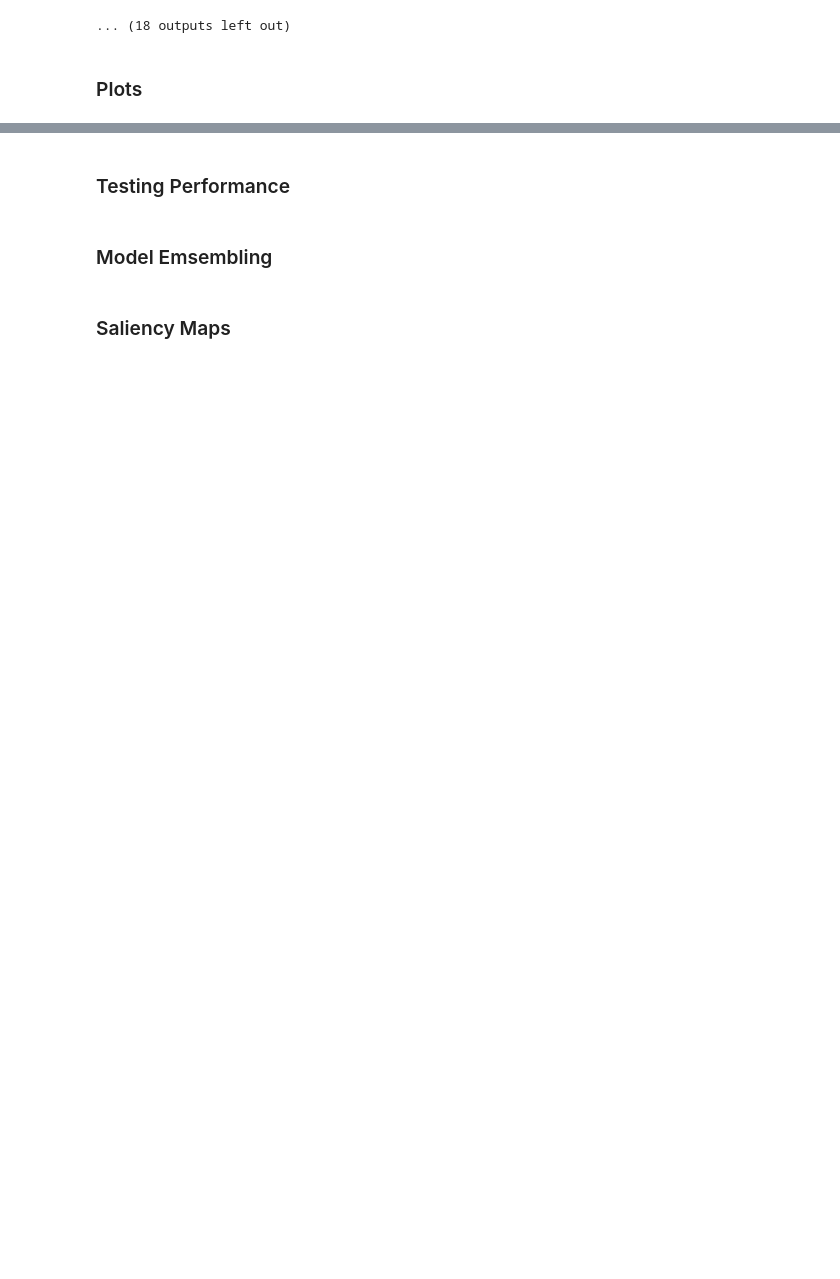
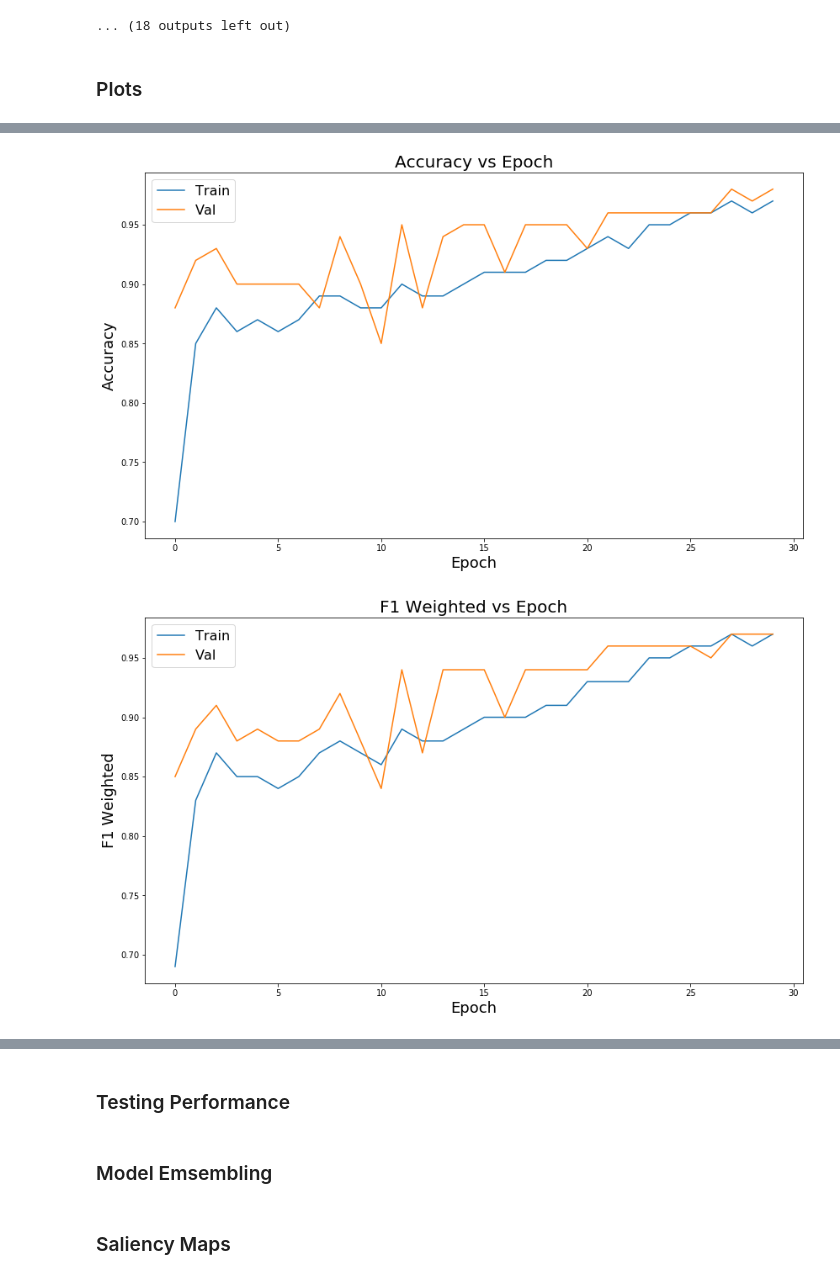
Before and after one commit to AnishWalawalkar/plant-pathology, a Jupyter notebook: Plant Pathology.ipynb, the cells around one changed output, grey strips where cells are left out. Drawn from its saved outputs; the diff is of its cells as text; code cells hidden in the pictures; blank space fills up the shorter version.

```diff
--- a/Plant Pathology.ipynb
+++ b/Plant Pathology.ipynb
@@ -224,4 +227,7 @@ Epoch: 11 , Train loss:  0.3505030350125098, Val loss: 0.23165151497272596, Trai
 ... (18 outputs left out)
+# %%
+train_acc = np.array(train_acc)
+val_acc = np.array(val_acc)
 # %% [markdown]
 ### Plots
 # %%
@@ -239,9 +245,14 @@ plt.savefig('densenet_loss.jpg')
 # %%
-plt.figure(figsize=(14, 8))
-sns.lineplot(list(range(len(train_acc))), train_acc)
-sns.lineplot(list(range(len(val_acc))), val_acc)
-plt.xlabel('Epoch', fontsize=18)
-plt.ylabel('Accuracy', fontsize=18)
-plt.legend(['Train','Val'], fontsize=16)
-plt.title('Loss vs Epoch', fontsize=20)
-plt.savefig('densenet_accuracy.jpg')
+acc_names = ['Accuracy', 'F1 Weighted', 'F1 Macro', 'F1 Micro']
+for idx, acc_name in enumerate(acc_names):
+    plt.figure(figsize=(14, 8))
+    sns.lineplot(list(range(len(train_acc[:, idx]))), train_acc[:, idx])
+    sns.lineplot(list(range(len(val_acc[:, idx]))), val_acc[:, idx])
+    plt.xlabel('Epoch', fontsize=18)
+    plt.ylabel(acc_name, fontsize=18)
+    plt.legend(['Train','Val'], fontsize=16)
+    plt.title(f'{acc_name} vs Epoch', fontsize=20)
+    plt.savefig(f'{model.__class__.__name__}_accuracy.jpg')
+# %% [output]
+[figure, added]
+[figure, added]
```
Also changed, not shown: parts of 18 cells of this notebook, 2 other files.
